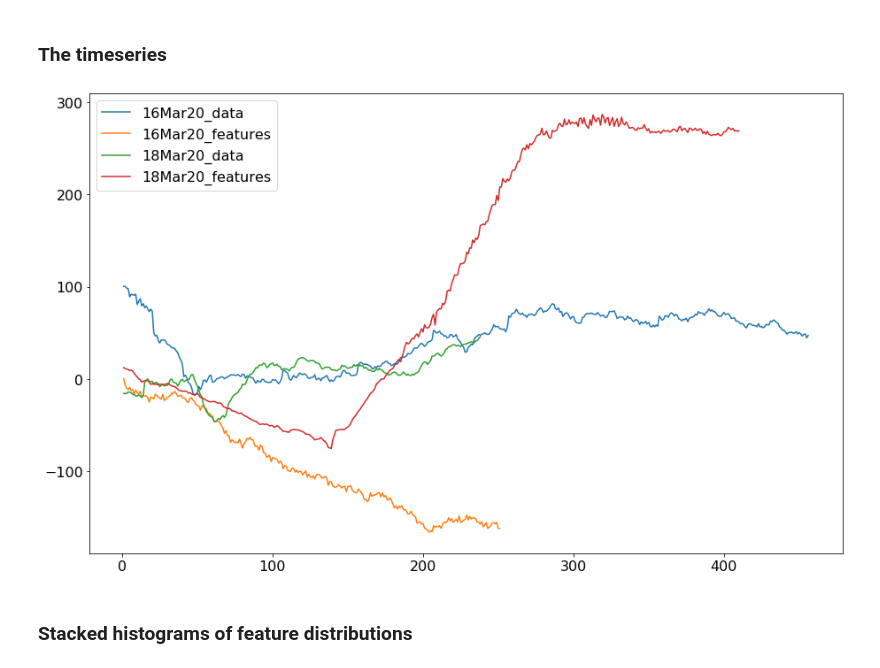
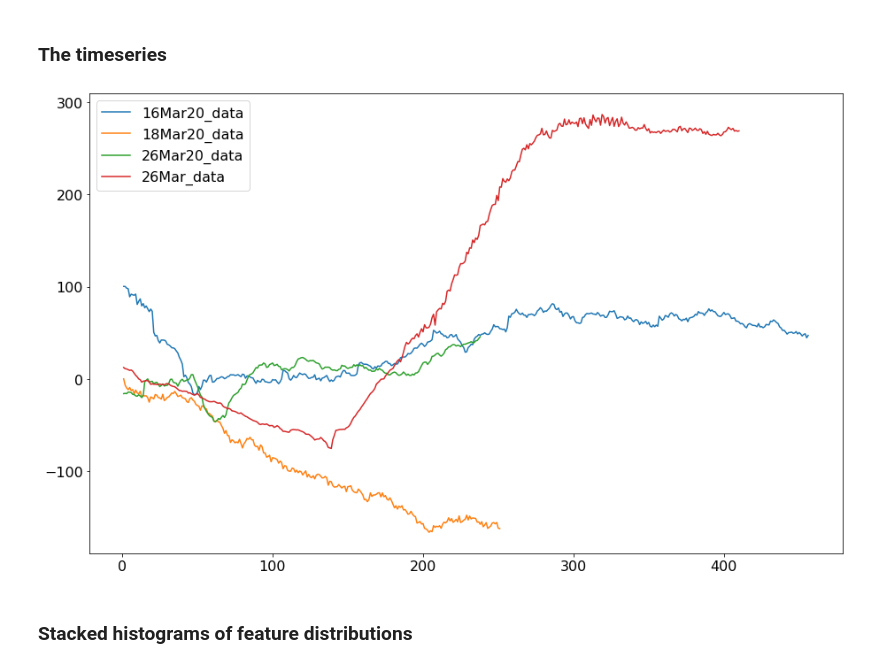
Before and after one commit to svejlgaard/finalproject, a Jupyter notebook: Visualization.ipynb, the cells around one changed output. Drawn from its saved outputs; the diff is of its cells as text; code cells hidden in the pictures.

```diff
--- a/Visualization.ipynb
+++ b/Visualization.ipynb
@@ -16,15 +16,15 @@ y = np.array([data_dict[keys[i]][:,1] for i in range(len(keys))])
 # %%
 fig = plt.figure(figsize=(13,8))
 for i in range(4):
-    plt.plot(y[i], label=all_keys[i])
+    plt.plot(y[i], label=keys[i])
 plt.legend()
 plt.tight_layout()
 plt.show()
 
 if save:
     fig.savefig("figs/RVS.pdf")
 # %% [output]
-[figure, old version]
+[figure, new version]
 # %% [markdown]
 ### Stacked histograms of feature distributions
 # %%
```
Also changed, not shown: 1 other file.
